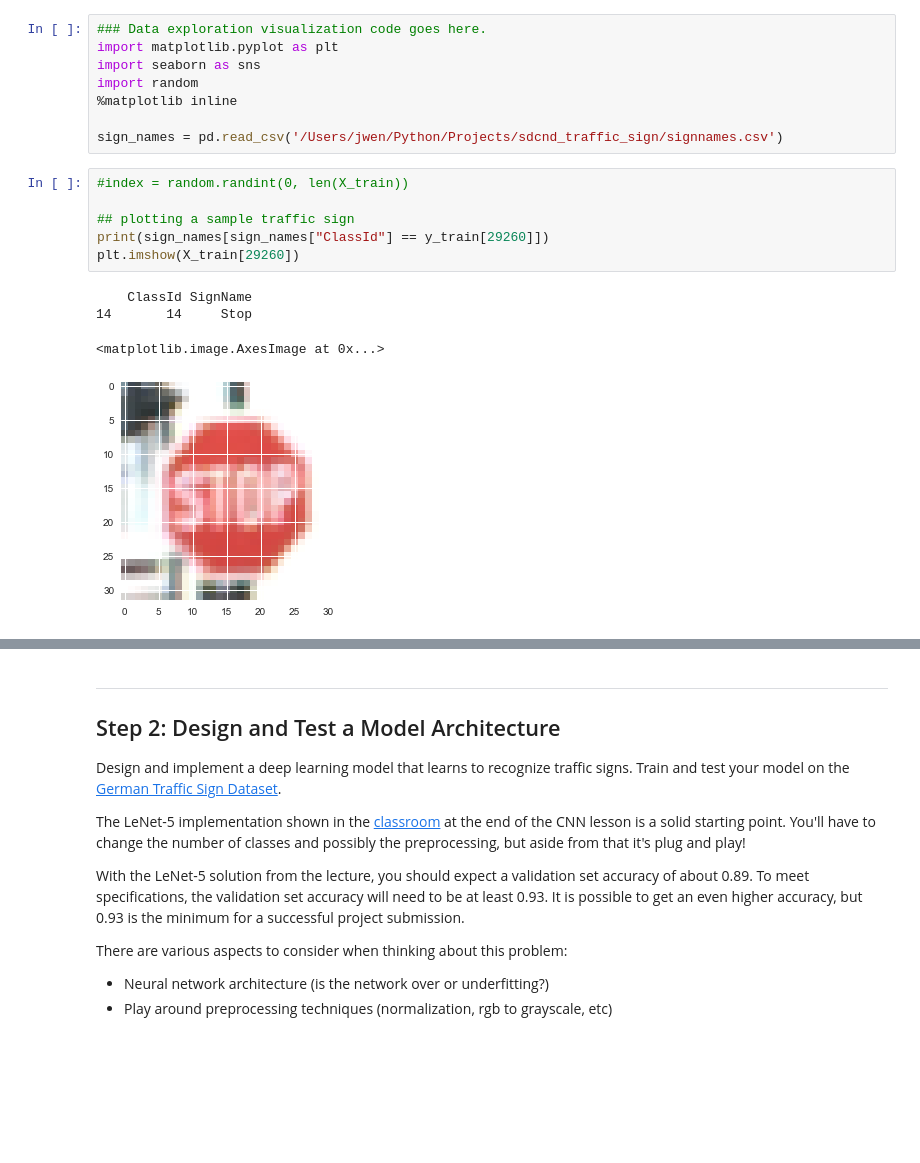
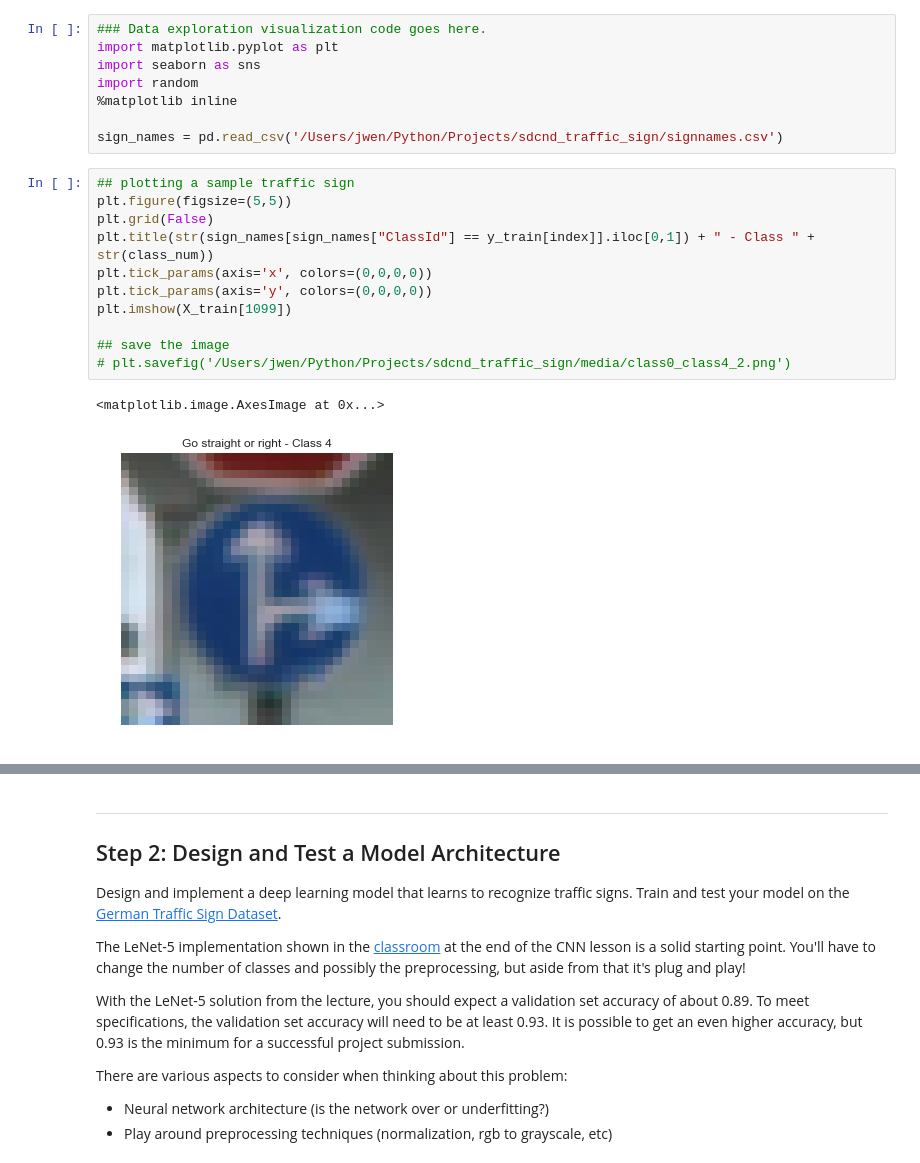
Before and after one commit to jeffwen/scdnd_traffic_sign, a Jupyter notebook: Traffic_Sign_Classifier.ipynb, the cells around one changed output, grey strips where cells are left out. Drawn from its saved outputs; the diff is of its cells as text; blank space fills up the shorter version.

```diff
--- a/Traffic_Sign_Classifier.ipynb
+++ b/Traffic_Sign_Classifier.ipynb
@@ -103,16 +100,19 @@ import random
 %matplotlib inline
 
 sign_names = pd.read_csv('/Users/jwen/Python/Projects/sdcnd_traffic_sign/signnames.csv')
-# %%
-#index = random.randint(0, len(X_train))
-
-## plotting a sample traffic sign
-print(sign_names[sign_names["ClassId"] == y_train[29260]])
-plt.imshow(X_train[29260])
-# %% [output]
-    ClassId SignName
-14       14     Stop
-<matplotlib.image.AxesImage at 0x...>
-[figure, removed]
+# %%
+## plotting a sample traffic sign
+plt.figure(figsize=(5,5))
+plt.grid(False)
+plt.title(str(sign_names[sign_names["ClassId"] == y_train[index]].iloc[0,1]) + " - Class " + str(class_num))
+plt.tick_params(axis='x', colors=(0,0,0,0))
+plt.tick_params(axis='y', colors=(0,0,0,0))
+plt.imshow(X_train[1099])
+
+## save the image
+# plt.savefig('/Users/jwen/Python/Projects/sdcnd_traffic_sign/media/class0_class4_2.png')
+# %% [output]
+<matplotlib.image.AxesImage at 0x...>
+[figure, added]
 # %%
 ## histogram of the different sign types
```
Also changed, not shown: parts of 22 cells of this notebook, 45 other files.
